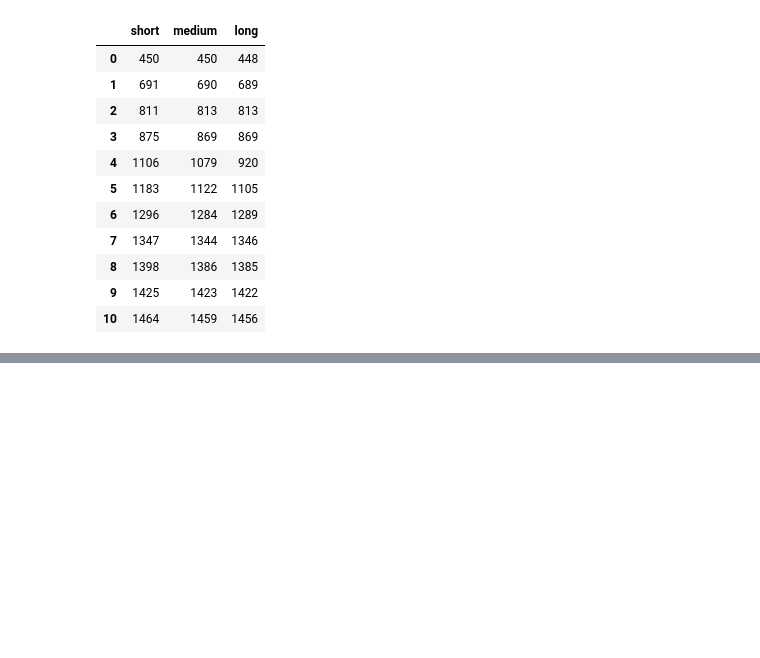
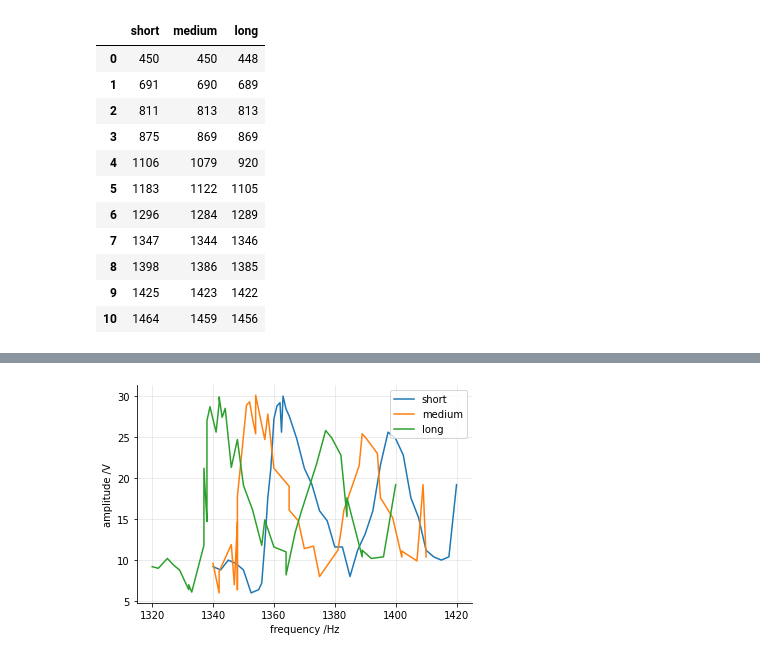
Before and after one commit to declan-healy/acoustic-resonant-chamber, a Jupyter notebook: M2_Normal_modes_in_an_acoustic_chamber.ipynb, the cells around one changed output, grey strips where cells are left out. Saved outputs shown, nothing was run; the diff lists cells and outputs as text; code cells hidden in the pictures; blank space fills up the shorter version.

```diff
--- a/M2_Normal_modes_in_an_acoustic_chamber.ipynb
+++ b/M2_Normal_modes_in_an_acoustic_chamber.ipynb
@@ -67,3 +51,6 @@ measured
 | 8 | 1398 | 1386 | 1385 |
 | 9 | 1425 | 1423 | 1422 |
 | 10 | 1464 | 1459 | 1456 |
+# %%
+short = pd.read_csv("short.csv", usecols = ['frequency', 'amplitude'])
+short
@@ -69,0 +75,3 @@ measured
+# %%
+medium = pd.read_csv("medium.csv", usecols = ['frequency', 'amplitude'])
+medium
@@ -69,0 +96,3 @@ measured
+# %%
+long = pd.read_csv("long.csv", usecols = ['frequency', 'amplitude'])
+long
@@ -69,0 +117,12 @@ measured
+# %%
+plt.plot(short['frequency'], short['amplitude'], label = 'short')
+plt.plot(medium['frequency'], medium['amplitude'], label = 'medium')
+plt.plot(long['frequency'], long['amplitude'], label = 'long')
+plt.xlabel('frequency /Hz')
+plt.ylabel('amplitude /V')
+plt.grid(alpha=0.3)
+plt.legend()
+plt.gca().spines['top'].set_visible(False)
+plt.gca().spines['right'].set_visible(False)
+# %% [output]
+[figure, added]
```
Also changed, not shown: parts of 9 cells of this notebook.
